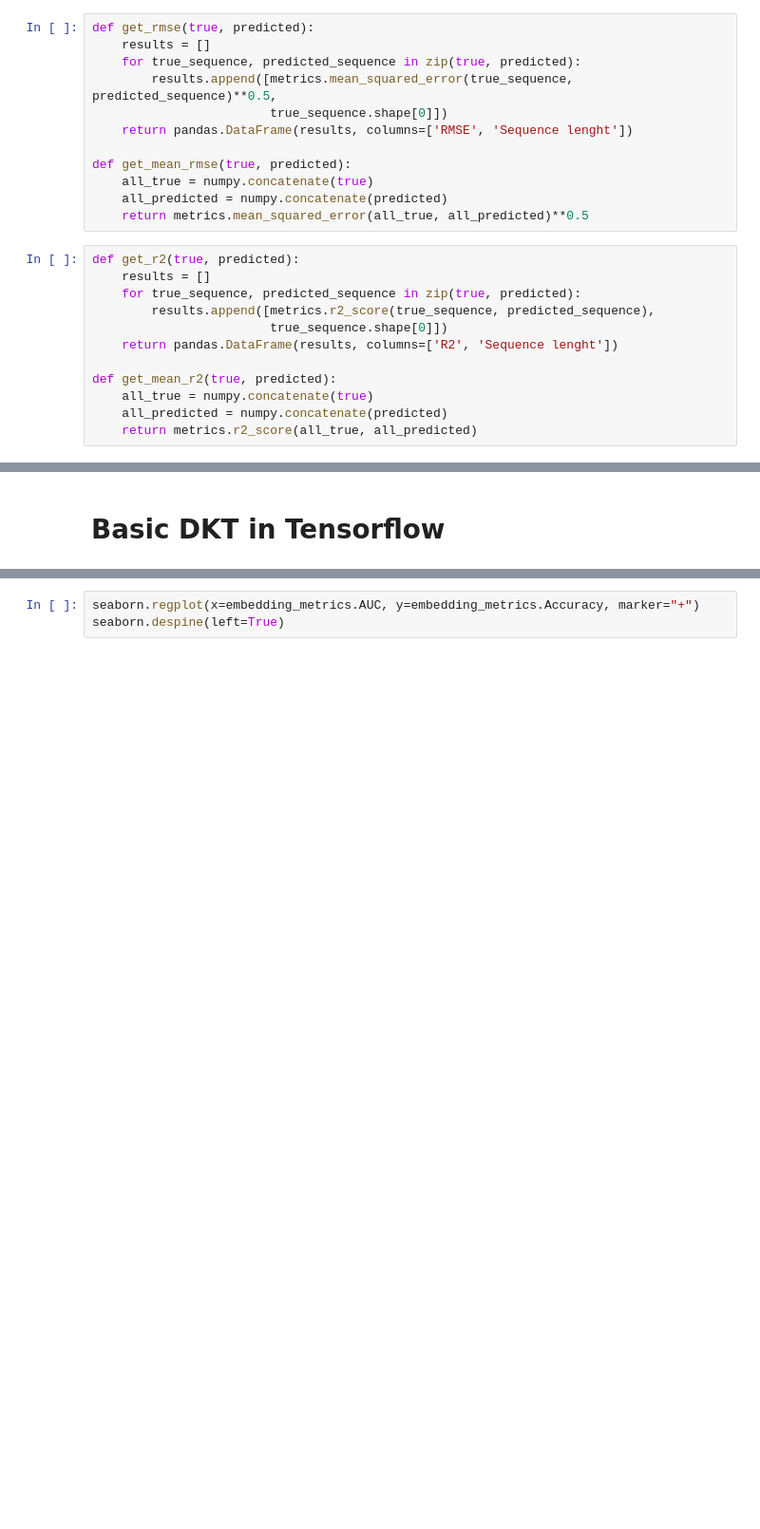
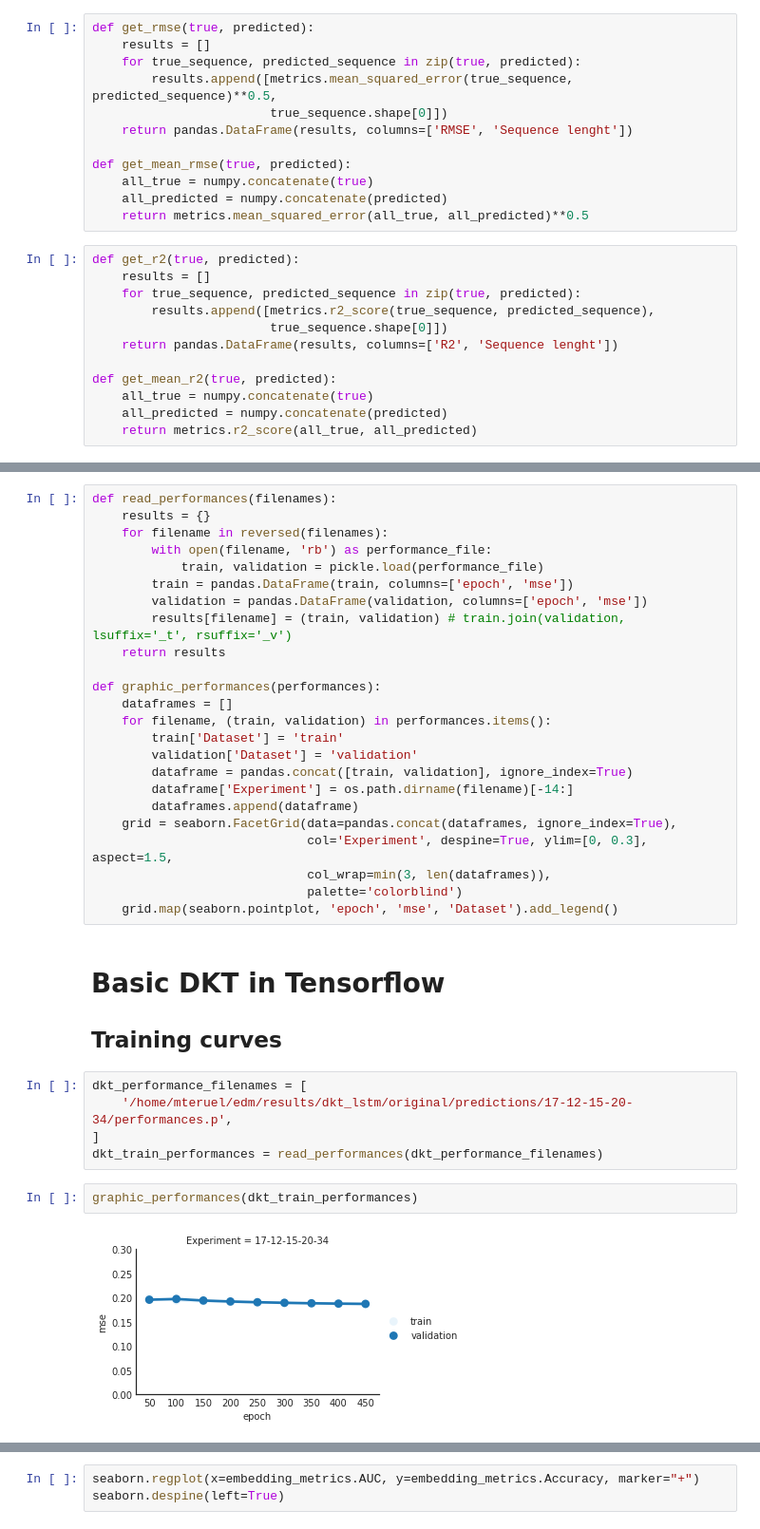
Before and after one commit to mit0110/knowledge_tracing, a Jupyter notebook: notebooks/Experiments 2017.ipynb, the cells around one changed output, grey strips where cells are left out. Shown at 95% size. Drawn from its saved outputs; the diff is of its cells as text; blank space fills up the shorter version.

```diff
--- a/notebooks/Experiments September.ipynb
+++ b/notebooks/Experiments 2017.ipynb
@@ -106,5 +109,40 @@ def get_not_averaged_metrics(filenames):
         results[-1].append(metrics.r2_score(true_sequence, predicted_sequence))
 
     return pandas.DataFrame(results, columns=['Filename', 'AUC', 'RMSE', 'APS', 'Accuracy', 'R2'])
+# %%
+def read_performances(filenames):
+    results = {}
+    for filename in reversed(filenames):
+        with open(filename, 'rb') as performance_file:
+            train, validation = pickle.load(performance_file)
+        train = pandas.DataFrame(train, columns=['epoch', 'mse'])
+        validation = pandas.DataFrame(validation, columns=['epoch', 'mse'])
+        results[filename] = (train, validation) # train.join(validation, lsuffix='_t', rsuffix='_v')
+    return results
+
+def graphic_performances(performances):
+    dataframes = []
+    for filename, (train, validation) in performances.items():
+        train['Dataset'] = 'train'
+        validation['Dataset'] = 'validation'
+        dataframe = pandas.concat([train, validation], ignore_index=True)
+        dataframe['Experiment'] = os.path.dirname(filename)[-14:]
+        dataframes.append(dataframe)
+    grid = seaborn.FacetGrid(data=pandas.concat(dataframes, ignore_index=True),
+                             col='Experiment', despine=True, ylim=[0, 0.3], aspect=1.5,
+                             col_wrap=min(3, len(dataframes)),
+                             palette='colorblind')
+    grid.map(seaborn.pointplot, 'epoch', 'mse', 'Dataset').add_legend()
 # %% [markdown]
 # Basic DKT in Tensorflow
+
+## Training curves
+# %%
+dkt_performance_filenames = [
+    '/home/mteruel/edm/results/dkt_lstm/original/predictions/17-12-15-20-34/performances.p',
+]
+dkt_train_performances = read_performances(dkt_performance_filenames)
+# %%
+graphic_performances(dkt_train_performances)
+# %% [output]
+[figure, added]
```
Also changed, not shown: parts of 27 cells of this notebook, 6 other files.
